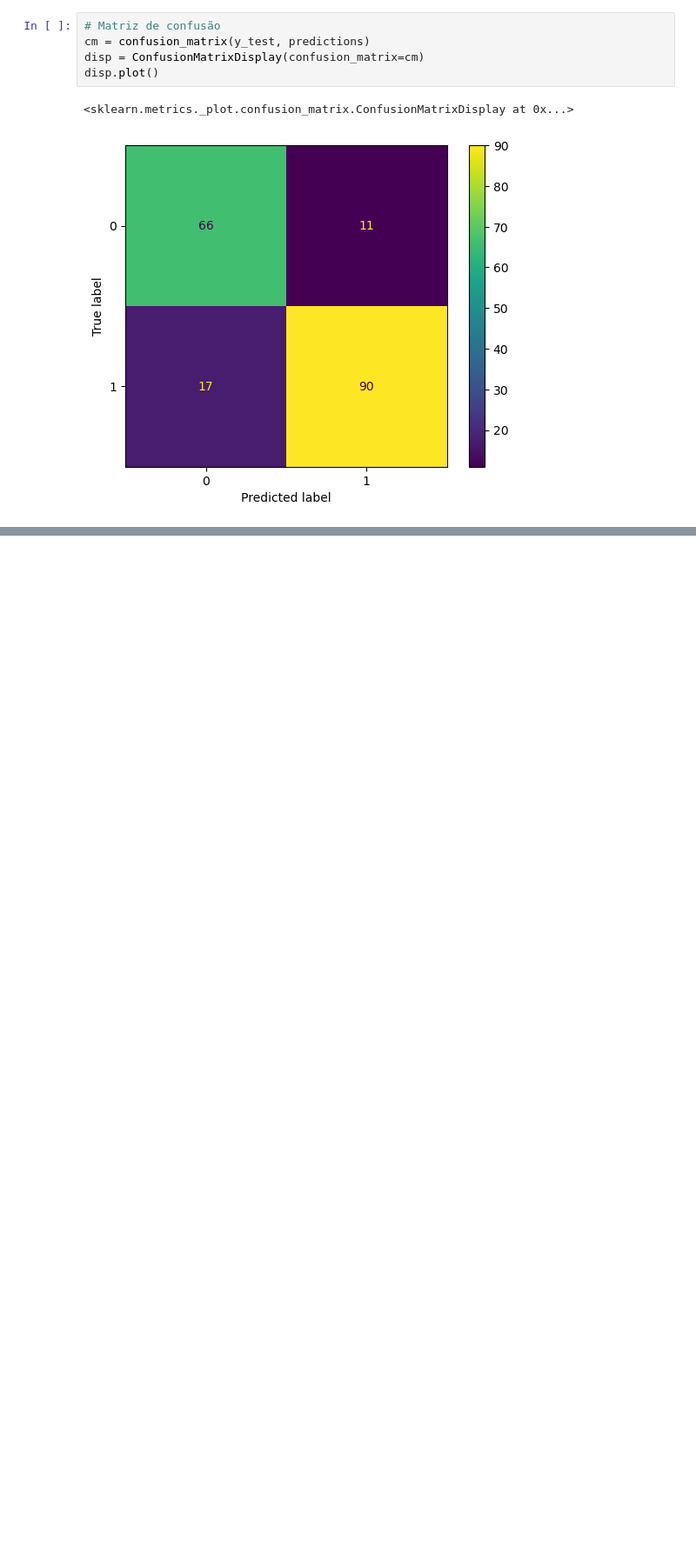
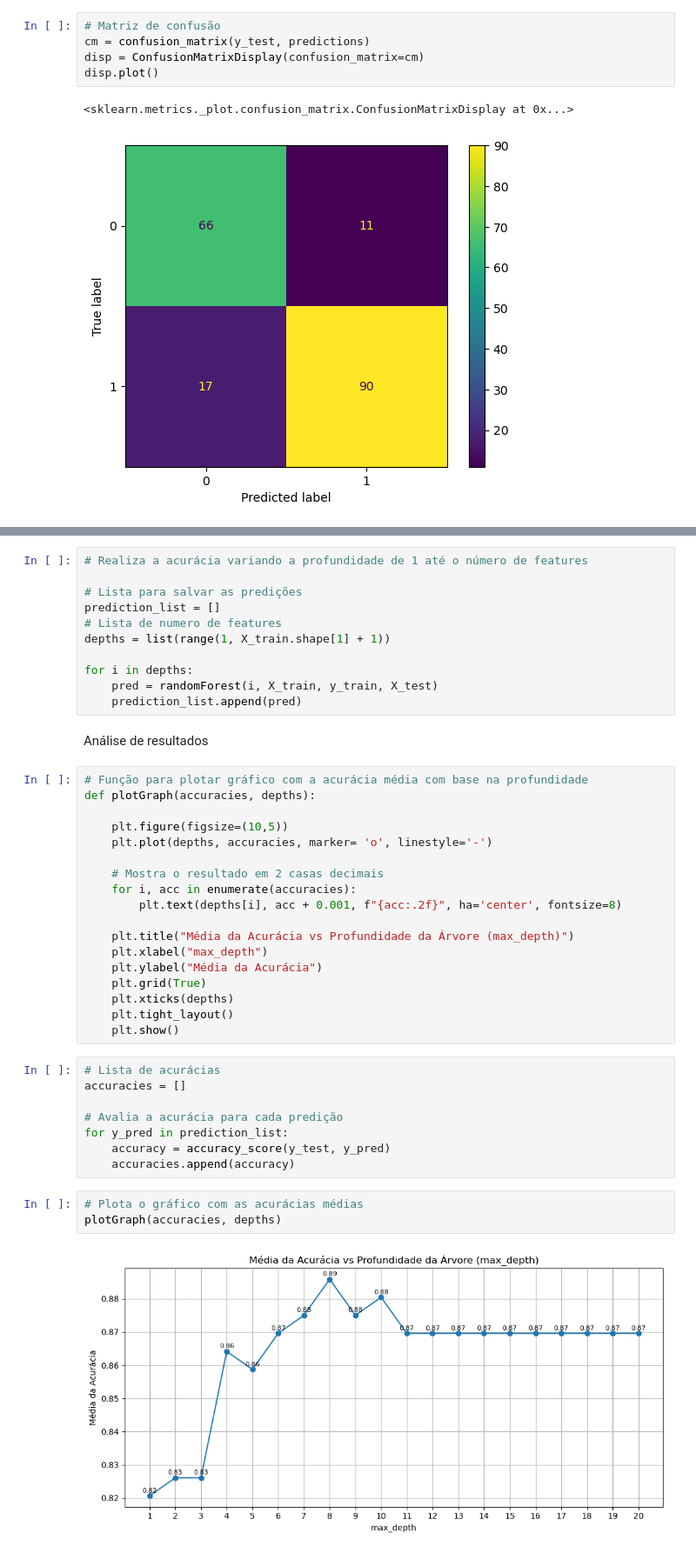
Before and after one commit to Francis1408/Heart_Disease_Classificator, a Jupyter notebook: HeartDiseaseClassificator.ipynb, the cells around one changed output, grey strips where cells are left out. Shown at 87% size. Cells and saved outputs as stored; diff of their text form; blank space fills up the shorter version.

```diff
--- a/Untitled.ipynb
+++ b/HeartDiseaseClassificator.ipynb
@@ -216,0 +233,44 @@ disp.plot()
+# %%
+# Realiza a acurácia variando a profundidade de 1 até o número de features
+
+# Lista para salvar as predições
+prediction_list = []
+# Lista de numero de features
+depths = list(range(1, X_train.shape[1] + 1))
+
+for i in depths:
+    pred = randomForest(i, X_train, y_train, X_test)
+    prediction_list.append(pred)
+# %% [markdown]
+Análise de resultados
+# %%
+# Função para plotar gráfico com a acurácia média com base na profundidade
+def plotGraph(accuracies, depths):
+
+    plt.figure(figsize=(10,5))
+    plt.plot(depths, accuracies, marker= 'o', linestyle='-')
+
+    # Mostra o resultado em 2 casas decimais
+    for i, acc in enumerate(accuracies):
+        plt.text(depths[i], acc + 0.001, f"{acc:.2f}", ha='center', fontsize=8)
+
+    plt.title("Média da Acurácia vs Profundidade da Árvore (max_depth)")
+    plt.xlabel("max_depth")
+    plt.ylabel("Média da Acurácia")
+    plt.grid(True)
+    plt.xticks(depths)
+    plt.tight_layout()
+    plt.show()
+# %%
+# Lista de acurácias
+accuracies = []
+
+# Avalia a acurácia para cada predição
+for y_pred in prediction_list:
+    accuracy = accuracy_score(y_test, y_pred)
+    accuracies.append(accuracy)
+# %%
+# Plota o gráfico com as acurácias médias
+plotGraph(accuracies, depths)
+# %% [output]
+[figure, added]
```
Also changed, not shown: parts of 5 cells of this notebook.
